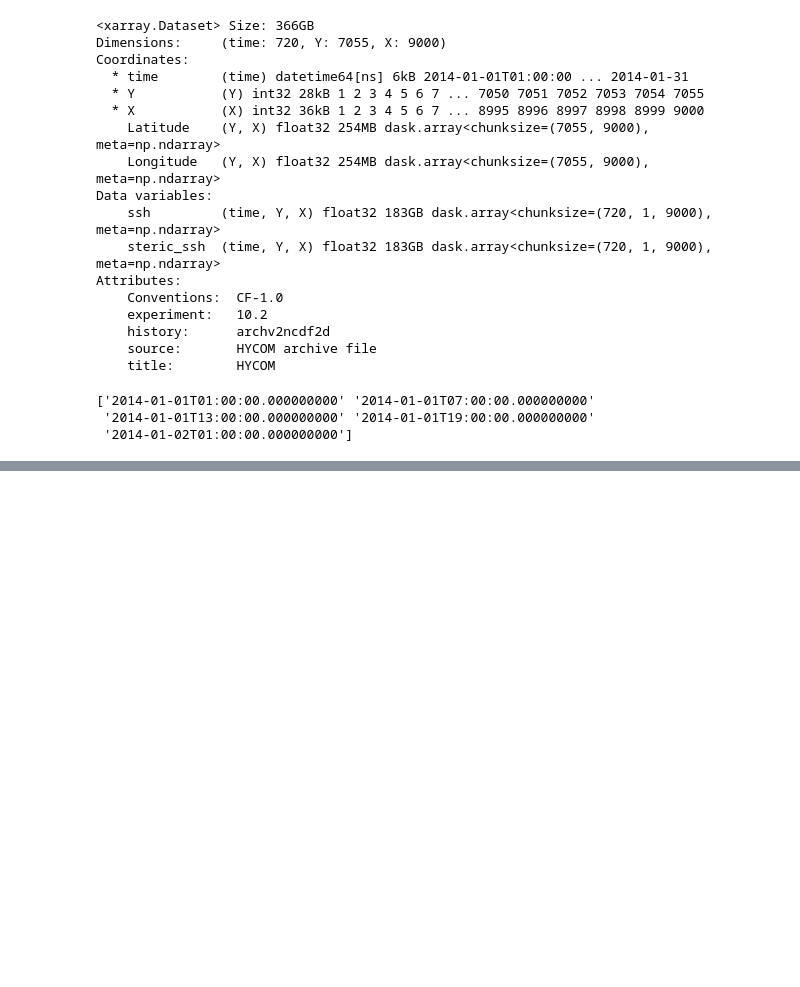
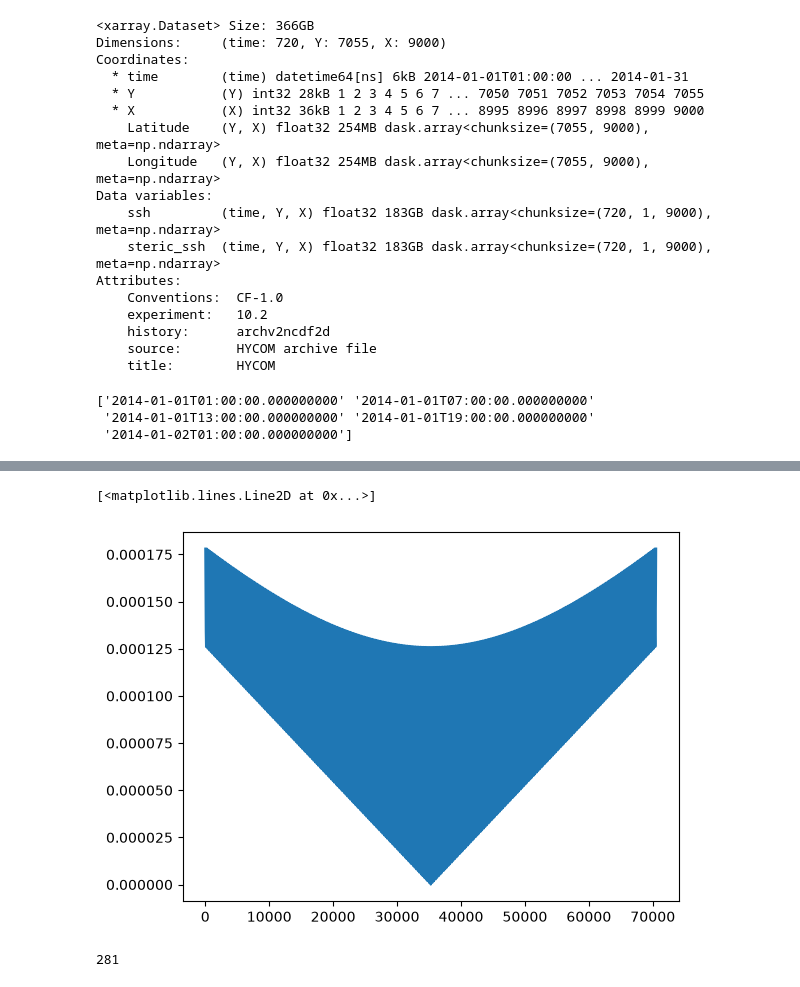
Before and after one commit to selipot/hycom-unleashed, a Jupyter notebook: hycom-spectra.ipynb, the cells around one changed output, grey strips where cells are left out. Cells and saved outputs as stored; diff of their text form; code cells hidden in the pictures; blank space fills up the shorter version.

```diff
--- a/hycom-spectra.ipynb
+++ b/hycom-spectra.ipynb
@@ -73,0 +286,22 @@ Attributes:
+# %%
+kx_grid, ky_grid = np.meshgrid(kx, ky, indexing="xy")
+k_grid = np.sqrt(kx_grid**2 + ky_grid**2)
+k_flat = k_grid.ravel()
+plt.plot(k_flat)
+# %% [output]
+[<matplotlib.lines.Line2D at 0x...>]
+[figure, added]
+# %%
+#Usage
+N = np.shape(power_spec_ssh[0])[0]
+print(N)
+nfactor = 1
+PS = []
+k_axis = []
+
+for i in range(0,len(time)):
+    k,ps = isotropic_spectrum(power_spec_ssh[i], kx, ky, N, nfactor)
+    PS.append(ps)
+    k_axis.append(k)
+# %% [output]
+281
```
Also changed, not shown: parts of 17 cells of this notebook.
